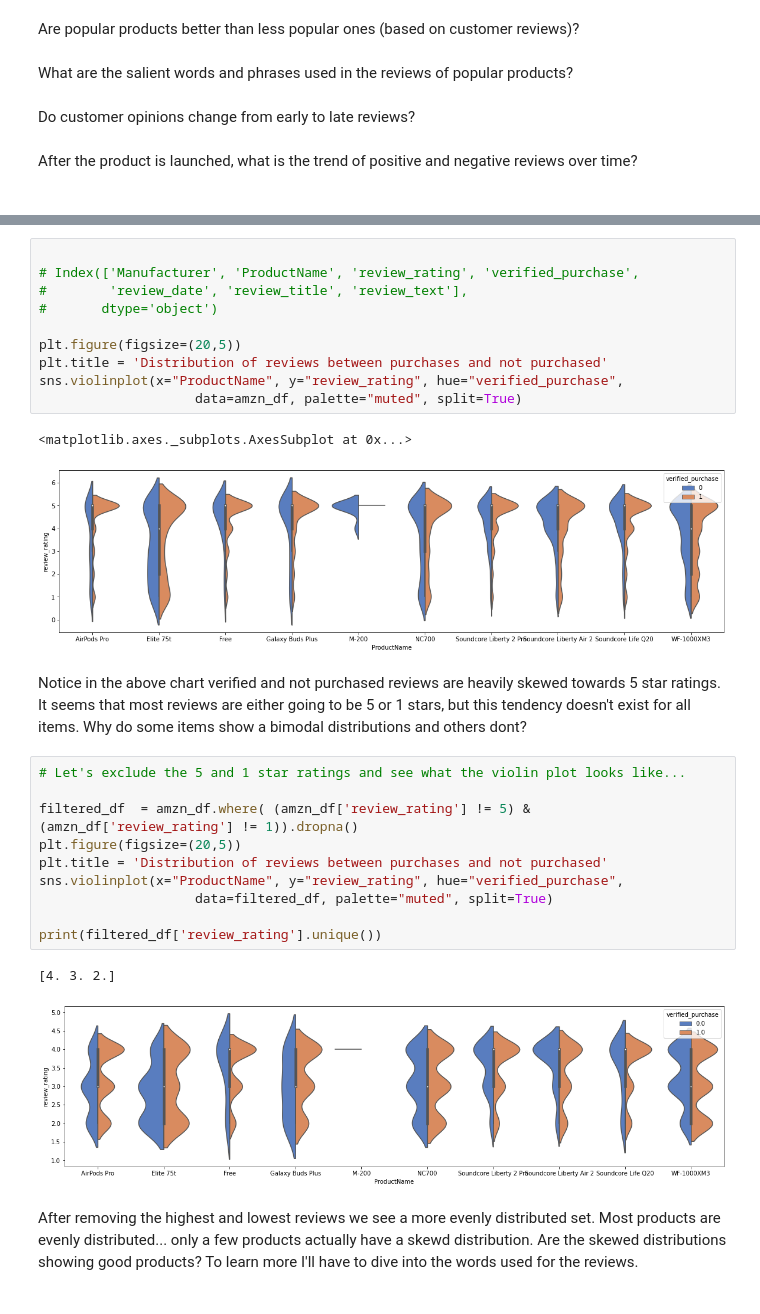
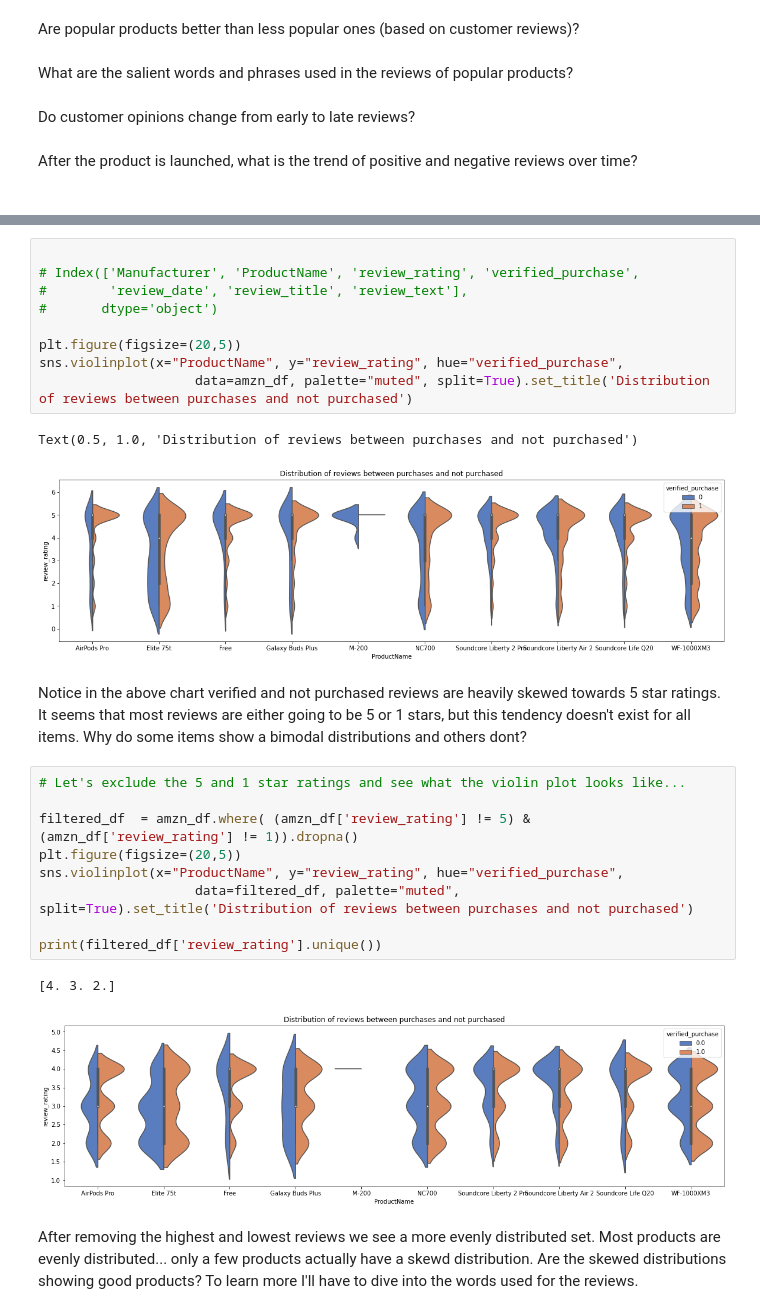
Before and after one commit to datascientistlin/AmazonReviewAnalysis, a Jupyter notebook: Amzn_Reviews_Explorations.ipynb, the cells around one changed output, grey strips where cells are left out. Saved outputs shown, nothing was run; the diff lists cells and outputs as text.

```diff
--- a/Amzn_Reviews_Explorations.ipynb
+++ b/Amzn_Reviews_Explorations.ipynb
@@ -60,16 +79,15 @@ Index(['Manufacturer', 'ProductName', 'review_rating', 'verified_purchase',
 # %%
 
 # Index(['Manufacturer', 'ProductName', 'review_rating', 'verified_purchase',
 #        'review_date', 'review_title', 'review_text'],
 #       dtype='object')
 
 plt.figure(figsize=(20,5))
-plt.title = 'Distribution of reviews between purchases and not purchased'
 sns.violinplot(x="ProductName", y="review_rating", hue="verified_purchase",
-                    data=amzn_df, palette="muted", split=True)
+                    data=amzn_df, palette="muted", split=True).set_title('Distribution of reviews between purchases and not purchased')
 # %% [output]
-<matplotlib.axes._subplots.AxesSubplot at 0x...>
+Text(0.5, 1.0, 'Distribution of reviews between purchases and not purchased')
-[figure, old version]
+[figure, new version]
 # %% [markdown]
 Notice in the above chart verified and not purchased reviews are heavily skewed towards 5 star ratings. It seems that most reviews are either going to be 5 or 1 stars, but this tendency doesn't exist for all items. Why do some items show a bimodal distributions and others dont?
 # %%
@@ -77,14 +95,13 @@ Notice in the above chart verified and not purchased reviews are heavily skewed
 
 filtered_df  = amzn_df.where( (amzn_df['review_rating'] != 5) & (amzn_df['review_rating'] != 1)).dropna()
 plt.figure(figsize=(20,5))
-plt.title = 'Distribution of reviews between purchases and not purchased'
 sns.violinplot(x="ProductName", y="review_rating", hue="verified_purchase",
-                    data=filtered_df, palette="muted", split=True)
+                    data=filtered_df, palette="muted", split=True).set_title('Distribution of reviews between purchases and not purchased')
 
 print(filtered_df['review_rating'].unique())
 # %% [output]
 [4. 3. 2.]
-[figure, old version]
+[figure, new version]
 # %% [markdown]
 After removing the highest and lowest reviews we see a more evenly distributed set. Most products are evenly distributed... only a few products actually have a skewd distribution. Are the skewed distributions showing good products? To learn more I'll have to dive into the words used for the reviews.
 # %%
```
Also changed, not shown: parts of 6 cells of this notebook.
